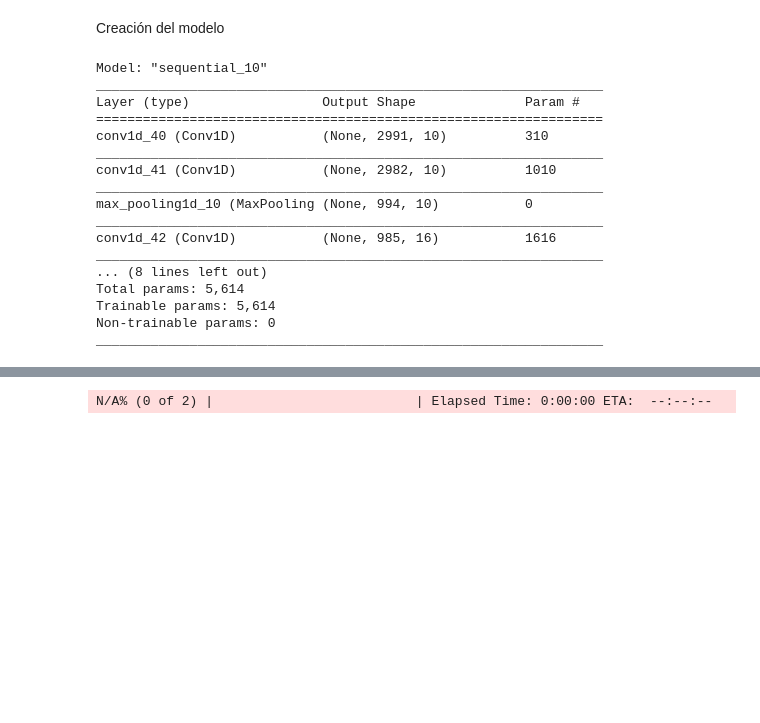
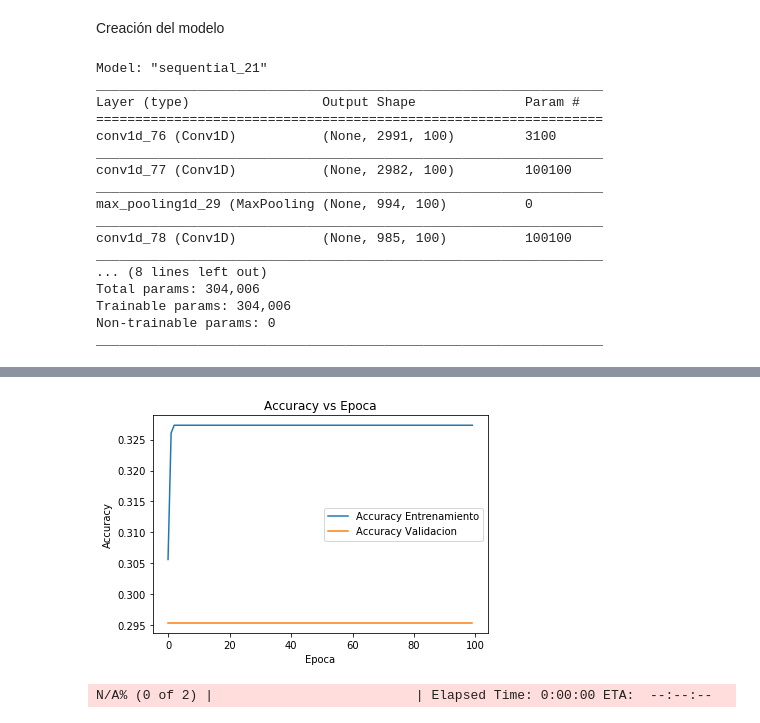
Before and after one commit to jfgf11/Examen-2-Machine, a Jupyter notebook: examen2.ipynb, the cells around one changed output, grey strips where cells are left out. Cells and saved outputs as stored; diff of their text form; code cells hidden in the pictures; blank space fills up the shorter version.

```diff
--- a/examen2.ipynb
+++ b/examen2.ipynb
@@ -298,7 +309,7 @@ def crearModelo(pTasa, pAlphas, pNumFiltros, pTamFiltros, pTamPooling, pNumNeuro
   modelo.add(Conv1D(pNumFiltros[1], int(pTamFiltros[1]), activation = 'relu'))
   modelo.add(MaxPooling1D(int(pTamPooling[0])))
   modelo.add(Conv1D(pNumFiltros[2], int(pTamFiltros[2]), activation = 'relu'))
-  modelo.add(Conv1D(pNumFiltros[2], int(pTamFiltros[2]), activation = 'relu'))
+  modelo.add(Conv1D(pNumFiltros[3], int(pTamFiltros[3]), activation = 'relu'))
   #modelo.add(AveragePooling1D(int(pTamPooling[1])))
   #modelo.add(Conv1D(pNumFiltros[2], int(pTamFiltros[2]), activation = 'relu'))
   modelo.add(GlobalAveragePooling1D())
@@ -310,7 +321,7 @@ def crearModelo(pTasa, pAlphas, pNumFiltros, pTamFiltros, pTamPooling, pNumNeuro
   #modelo.add(Dense(pNumNeuronas[0], activation = 'relu'))
   #modelo.add(Dropout(0.5))
   #modelo.add(Dense(pNumNeuronas[1], activation = 'relu'))#, activity_regularizer=l2(pAlpha)))
-  #modelo.add(Dense(pNumNeuronas[2], activation = 'relu'))#, activity_regularizer=l2(pAlpha)))
+  #modelo.add(Dense(pNumNeuronas[2], activation = 'relu', activity_regularizer=l2(pAlpha)))
   modelo.add(Dense(numClases, activation = 'softmax'))
 
   sgd = optimizers.SGD(lr = pTasa, momentum=0.9)
@@ -330,37 +341,37 @@ def crearModelo(pTasa, pAlphas, pNumFiltros, pTamFiltros, pTamPooling, pNumNeuro
 modelo = crearModelo(tasa, alpha, numFiltros, tamFiltros, tamPooling ,numNeuronas, optimizer)
 modelo.summary()
 # %% [output]
-Model: "sequential_10"
+Model: "sequential_21"
 _________________________________________________________________
 Layer (type)                 Output Shape              Param #
 =================================================================
-conv1d_40 (Conv1D)           (None, 2991, 10)          310
+conv1d_76 (Conv1D)           (None, 2991, 100)         3100
 _________________________________________________________________
-conv1d_41 (Conv1D)           (None, 2982, 10)          1010
+conv1d_77 (Conv1D)           (None, 2982, 100)         100100
 _________________________________________________________________
-max_pooling1d_10 (MaxPooling (None, 994, 10)           0
+max_pooling1d_29 (MaxPooling (None, 994, 100)          0
 _________________________________________________________________
-conv1d_42 (Conv1D)           (None, 985, 16)           1616
+conv1d_78 (Conv1D)           (None, 985, 100)          100100
 _________________________________________________________________
 ... (8 lines left out)
-Total params: 5,614
-Trainable params: 5,614
+Total params: 304,006
+Trainable params: 304,006
 Non-trainable params: 0
 _________________________________________________________________
 # %%
-numFiltros = np.array([100, 100, 160])
-tamFiltros = np.array([10, 10, 10])
-tamPooling = np.array([3, 6, 6])
+numFiltros = np.array([100, 100, 100, 100])
+tamFiltros = np.array([10, 10, 10, 10])
+tamPooling = np.array([3, 3, 3])
 optimizer="adam"
-numNeuronas = np.array([20, 10, 10])
+numNeuronas = np.array([30, 20, 10])
 
-tasa = 0.001
-alpha = 0
+tasa = 0.01
+alpha = 0.1
 
 modelo = crearModelo(tasa, alpha, numFiltros, tamFiltros, tamPooling ,numNeuronas, optimizer)
 
-epocas = 50
-batchSize = 32
+epocas = 100
+batchSize = 64
 hist = modelo.fit(x_train, y_train, verbose = 1, validation_data=(x_test, y_test), epochs = epocas, batch_size = batchSize)
 
 graficarHistoria(hist)
@@ -385,3 +396,4 @@ Epoch 13/50
+[figure, added]
 # %%
 numFiltros = np.array([100, 50, 20])
 tamFiltros = np.array([6, 6, 6])
```
Also changed, not shown: parts of 3 cells of this notebook.
